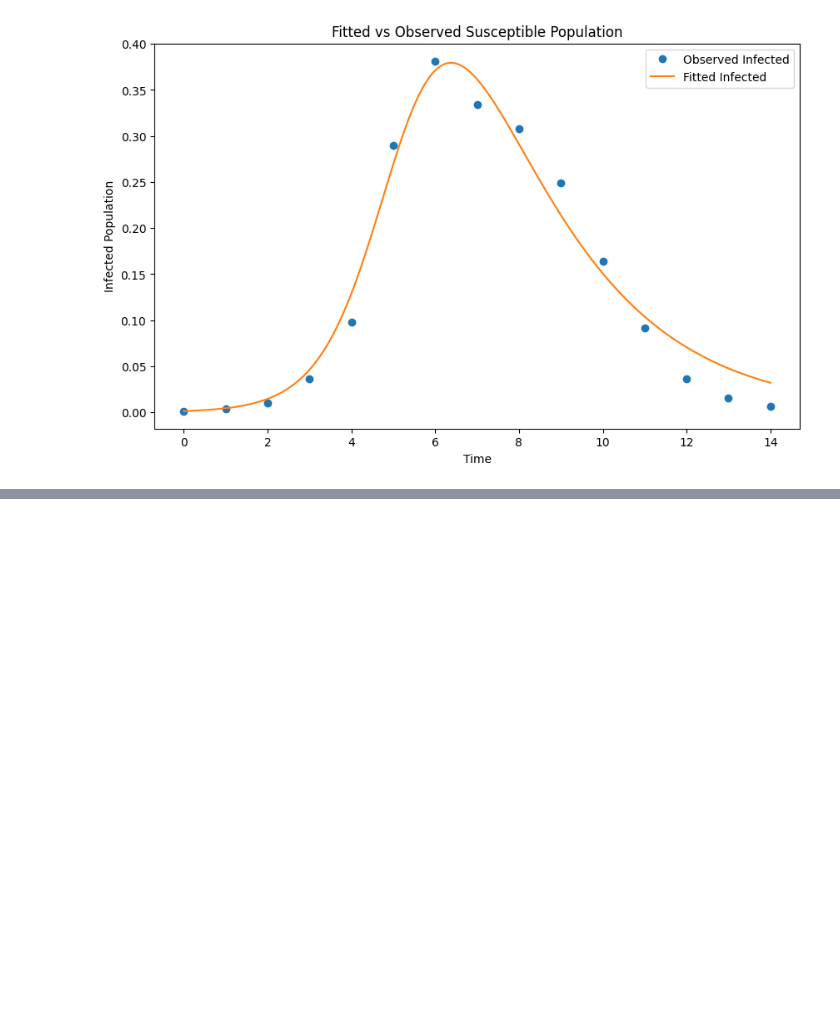
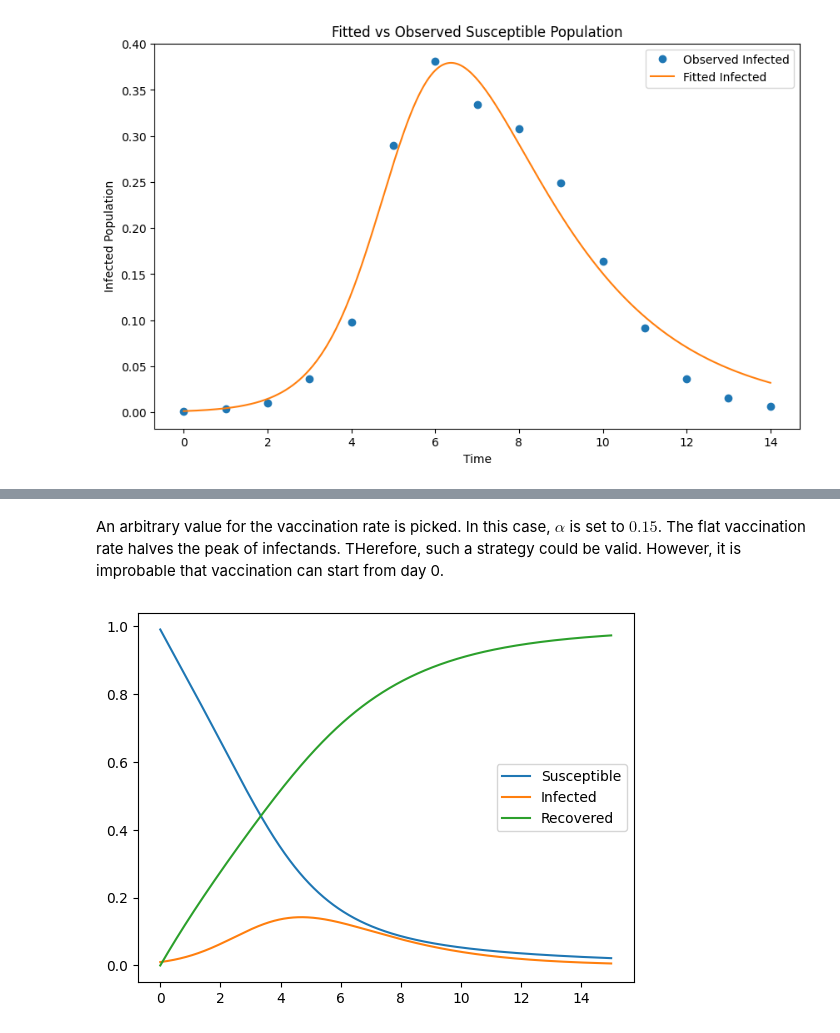
Before and after one commit to NaniHazbolatow/5284ITCS6Y, a Jupyter notebook: assignment1.ipynb, the cells around one changed output, grey strips where cells are left out. Drawn from its saved outputs; the diff is of its cells as text; code cells hidden in the pictures; blank space fills up the shorter version.

```diff
--- a/assignment1.ipynb
+++ b/assignment1.ipynb
@@ -345,0 +354,26 @@ Iteration 900: Lowest Loss = 0.0004634647218901669, Best Parameters = [1.6652336
+# %%
+class flatVaccinationSIR(baseSIR):
+    def __init__(self, beta: float, gamma: float, I0: float, vaccination_rate: float):
+        """
+        Initialize SIR model with vaccination parameters
+        """
+        super().__init__(beta, gamma, I0)
+        self.vaccination_rate = vaccination_rate
+
+    def dSdt(self, S, I) -> float:
+        """
+        Differential equation for susceptible population.
+        """
+        return -self.beta * S * I - self.vaccination_rate * S
+# %% [markdown]
+An arbitrary value for the vaccination rate is picked. In this case, $\alpha$ is set to $0.15$. The flat vaccination rate halves the peak of infectands. THerefore, such a strategy could be valid. However, it is improbable that vaccination can start from day 0.
+# %%
+sir_model = flatVaccinationSIR(beta=1.65, gamma=0.44, I0=0.01, vaccination_rate= 0.15)
+data = sir_model.numerical_integration(t=15, dt=0.001)
+plt.plot(data[:, 0], data[:, 1], label="Susceptible")
+plt.plot(data[:, 0], data[:, 2], label="Infected")
+plt.plot(data[:, 0], data[:, 3], label="Recovered")
+plt.legend()
+plt.show()
+# %% [output]
+[figure, added]
```
Also changed, not shown: parts of 2 cells of this notebook.
